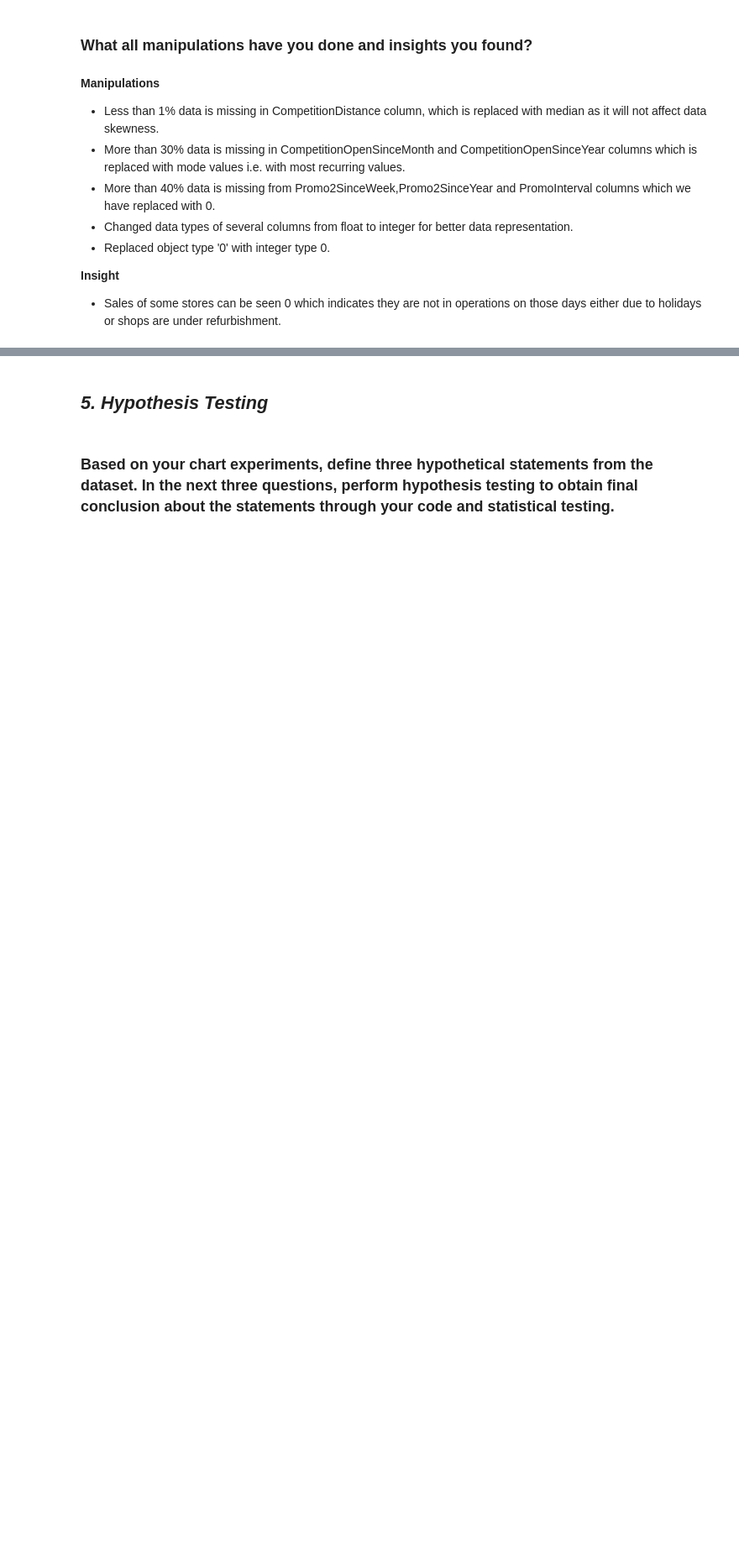
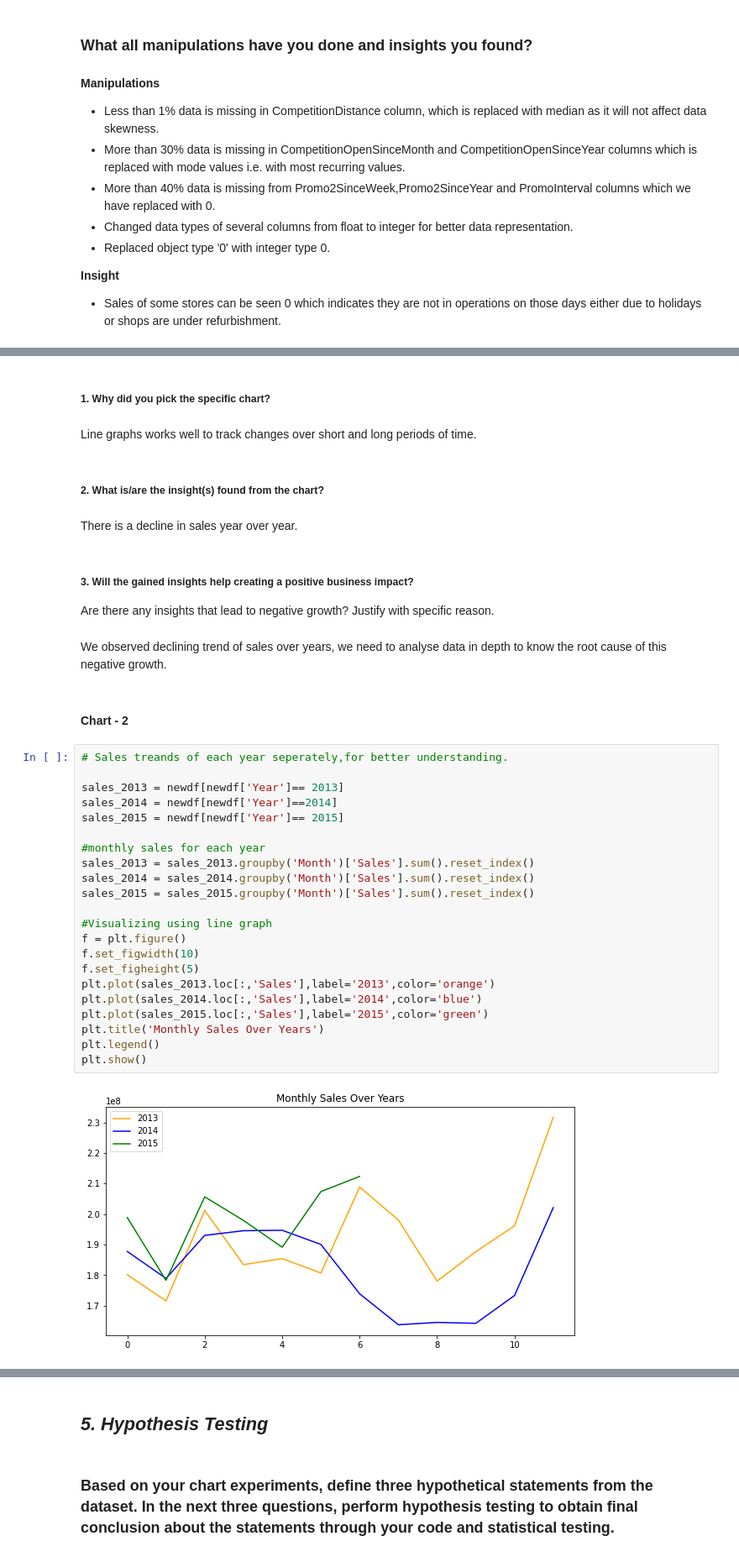
Before and after one commit to Rajat-Sri/Capstone---2---Rossmann-Sales-Prediction-Regression-Model, a Jupyter notebook: Rossmann_Sales_Prediction_Regression_Model.ipynb, the cells around one changed output, grey strips where cells are left out. Shown at 84% size. Drawn from its saved outputs; the diff is of its cells as text; blank space fills up the shorter version.

```diff
--- a/Rossmann_Sales_Prediction_Regression_Model.ipynb
+++ b/Rossmann_Sales_Prediction_Regression_Model.ipynb
@@ -284,0 +464,39 @@ df.head()
+# %% [markdown]
+##### 1. Why did you pick the specific chart?
+# %% [markdown]
+Line graphs works well to track changes over short and long periods of time.
+# %% [markdown]
+##### 2. What is/are the insight(s) found from the chart?
+# %% [markdown]
+There is a decline in sales year over year.
+# %% [markdown]
+##### 3. Will the gained insights help creating a positive business impact?
+Are there any insights that lead to negative growth? Justify with specific reason.
+# %% [markdown]
+We observed declining trend of sales over years, we need to analyse data in depth to know the root cause of this negative growth.
+# %% [markdown]
+#### Chart - 2
+# %%
+# Sales treands of each year seperately,for better understanding.
+
+sales_2013 = newdf[newdf['Year']== 2013]
+sales_2014 = newdf[newdf['Year']==2014]
+sales_2015 = newdf[newdf['Year']== 2015]
+
+#monthly sales for each year
+sales_2013 = sales_2013.groupby('Month')['Sales'].sum().reset_index()
+sales_2014 = sales_2014.groupby('Month')['Sales'].sum().reset_index()
+sales_2015 = sales_2015.groupby('Month')['Sales'].sum().reset_index()
+
+#Visualizing using line graph
+f = plt.figure()
+f.set_figwidth(10)
+f.set_figheight(5)
+plt.plot(sales_2013.loc[:,'Sales'],label='2013',color='orange')
+plt.plot(sales_2014.loc[:,'Sales'],label='2014',color='blue')
+plt.plot(sales_2015.loc[:,'Sales'],label='2015',color='green')
+plt.title('Monthly Sales Over Years')
+plt.legend()
+plt.show()
+# %% [output]
+[figure, added]
```
Also changed, not shown: parts of 128 cells of this notebook.
